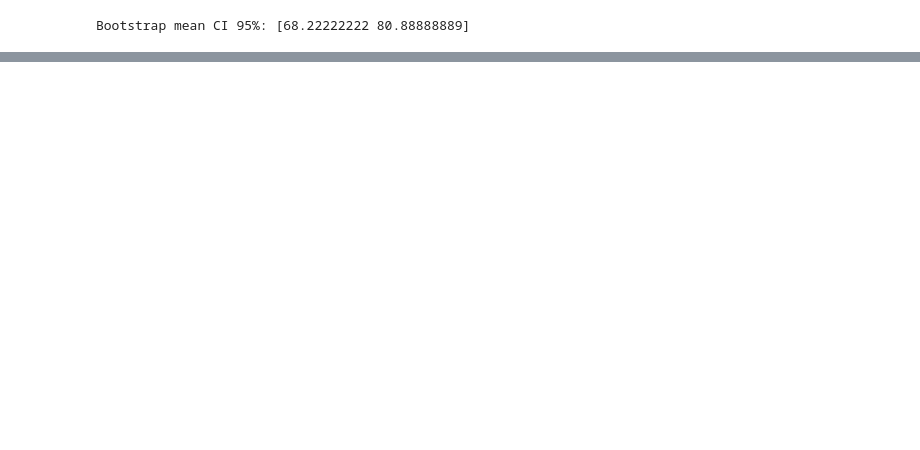
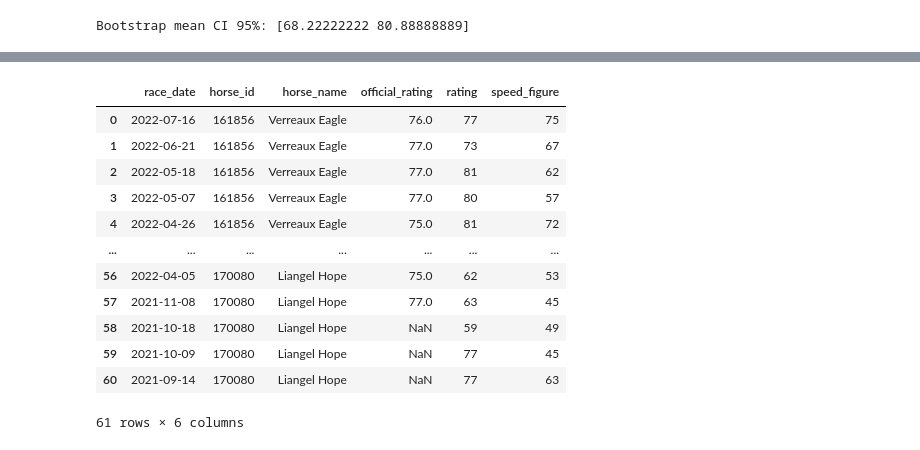
Before and after one commit to twattley/racing-api-project, a Jupyter notebook: notebooks/hack.ipynb, the cells around one changed output, grey strips where cells are left out. Cells and saved outputs as stored; diff of their text form; code cells hidden in the pictures; blank space fills up the shorter version.

```diff
--- a/notebooks/hack.ipynb
+++ b/notebooks/hack.ipynb
@@ -5,6 +5,12 @@ from dotenv import load_dotenv
 from pydantic import BaseModel
 from langchain_google_genai import ChatGoogleGenerativeAI
 
+from api_helpers.clients import get_postgres_client
+
+
 load_dotenv(
     dotenv_path="/Users/tomwattley/App/racing-api-project/racing-api-project/libraries/api-helpers/src/api_helpers/.env"
+
 )
+
+pg = get_postgres_client()
@@ -40,0 +224,16 @@ Bootstrap mean CI 95%: [68.22222222 80.88888889]
+# %%
+one_y
+# %% [output]
+|  | race_date | horse_id | horse_name | official_rating | rating | speed_figure |
+| 0 | 2022-07-16 | 161856 | Verreaux Eagle | 76.0 | 77 | 75 |
+| 1 | 2022-06-21 | 161856 | Verreaux Eagle | 77.0 | 73 | 67 |
+| 2 | 2022-05-18 | 161856 | Verreaux Eagle | 77.0 | 81 | 62 |
+| 3 | 2022-05-07 | 161856 | Verreaux Eagle | 77.0 | 80 | 57 |
+| 4 | 2022-04-26 | 161856 | Verreaux Eagle | 75.0 | 81 | 72 |
+| ... | ... | ... | ... | ... | ... | ... |
+| 56 | 2022-04-05 | 170080 | Liangel Hope | 75.0 | 62 | 53 |
+| 57 | 2021-11-08 | 170080 | Liangel Hope | 77.0 | 63 | 45 |
+| 58 | 2021-10-18 | 170080 | Liangel Hope | NaN | 59 | 49 |
+| 59 | 2021-10-09 | 170080 | Liangel Hope | NaN | 77 | 45 |
+| 60 | 2021-09-14 | 170080 | Liangel Hope | NaN | 77 | 63 |
+61 rows × 6 columns
```
Also changed, not shown: parts of 12 cells of this notebook, 3 other files.
